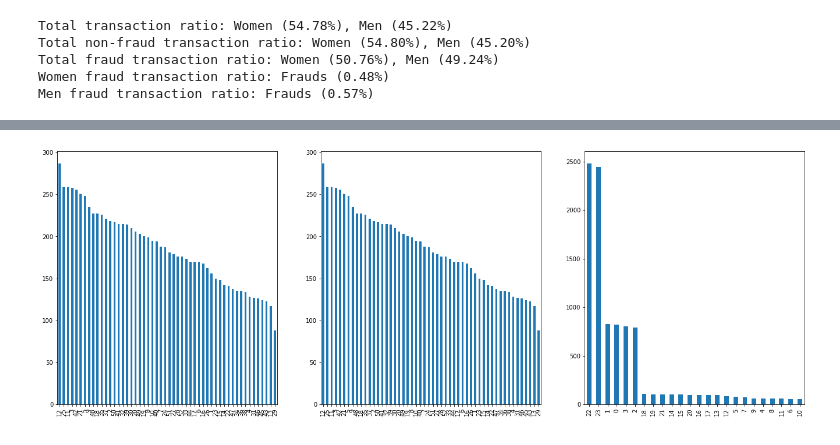
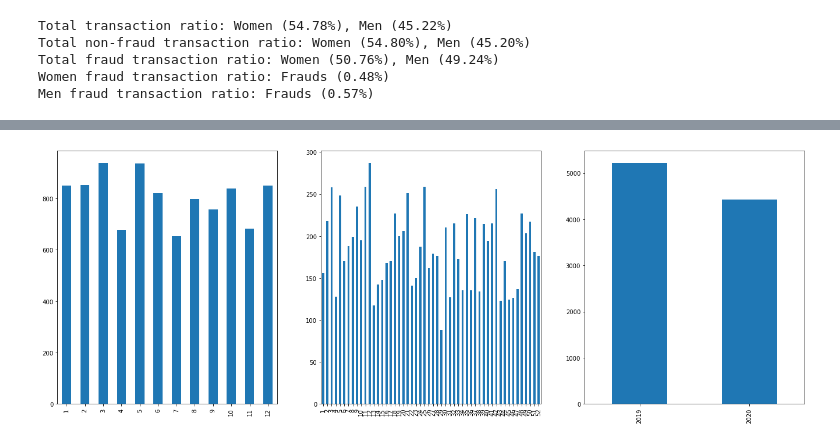
Before and after one commit to ditzlike/emlp_project, a Jupyter notebook: wip_notebook.ipynb, the cells around one changed output, grey strips where cells are left out. Saved outputs shown, nothing was run; the diff lists cells and outputs as text; code cells hidden in the pictures.

```diff
--- a/wip_notebook.ipynb
+++ b/wip_notebook.ipynb
@@ -80,8 +80,11 @@ We will first start by wrangling the data to normalise information such as dates
 train_data['trans_date_trans_time'] = pd.to_datetime(train_data['trans_date_trans_time'])
 test_data['trans_date_trans_time'] = pd.to_datetime(test_data['trans_date_trans_time'])
 
-train_data['month'] = train_data['trans_date_trans_time'].dt.isocalendar().week
-test_data['month'] = test_data['trans_date_trans_time'].dt.isocalendar().week
+train_data['year'] = train_data['trans_date_trans_time'].dt.year
+test_data['year'] = test_data['trans_date_trans_time'].dt.year
+
+train_data['month'] = train_data['trans_date_trans_time'].dt.month
+test_data['month'] = test_data['trans_date_trans_time'].dt.month
 
 train_data['week'] = train_data['trans_date_trans_time'].dt.isocalendar().week
 test_data['week'] = test_data['trans_date_trans_time'].dt.isocalendar().week
@@ -115,18 +118,18 @@ In order to characterise fraud, we will filter for all occurences of fraud and p
 - grocery_pos and shopping_net are the highest fraud categories with almost twice as much as the next one, misc_net
 - Most fraud takes place in very late hours leading up to midnight and the hours directly after
 # %%
-filtered_df = combined_df[combined_df.is_fraud == 1]
+fraud_df = combined_df[combined_df.is_fraud == 1]
 # TODO: filter this or make more analysis
-filtered_df = filtered_df[['gender', 'category', 'merchant', 'city', 'state', 'job', 'week', 'hour', 'month', 'trans_date_trans_time']]
-#filtered_df.groupby('category').count().plot(kind = 'bar', legend = False)
+fraud_df = fraud_df[['gender', 'category', 'merchant', 'city', 'state', 'job', 'week', 'hour', 'month', 'year', 'trans_date_trans_time']]
+#fraud_df.groupby('category').count().plot(kind = 'bar', legend = False)
 plt.figure(figsize = (17,5))
 plt.subplot(131)
-filtered_df['gender'].value_counts().plot(kind = 'bar')
+fraud_df['gender'].value_counts().plot(kind = 'bar')
 plt.subplot(132)
-filtered_df['category'].value_counts().plot(kind = 'bar')
+fraud_df['category'].value_counts().plot(kind = 'bar')
 plt.subplot(133)
-filtered_df['hour'].value_counts().sort_index().plot(kind = 'bar')
-#filtered_df['state'].value_counts().plot(kind = 'bar')
+fraud_df['hour'].value_counts().sort_index().plot(kind = 'bar')
+#fraud_df['state'].value_counts().plot(kind = 'bar')
 plt.show()
 # %% [output]
 [figure]
@@ -173,11 +194,12 @@ combined_df[combined_df.is_fraud == 0]['hour'].value_counts().sort_index().plot(
 # %%
 plt.figure(figsize = (23,8))
 plt.subplot(131)
-filtered_df['month'].value_counts().plot(kind = 'bar')
+fraud_df['month'].value_counts().sort_index().plot(kind = 'bar')
 plt.subplot(132)
-filtered_df['week'].value_counts().plot(kind = 'bar')
+fraud_df['week'].value_counts().sort_index().plot(kind = 'bar')
 plt.subplot(133)
+fraud_df['year'].value_counts().sort_index().plot(kind = 'bar')
 
 plt.show()
 # %% [output]
-[figure, old version]
+[figure, new version]
```
Also changed, not shown: parts of 8 cells of this notebook.
